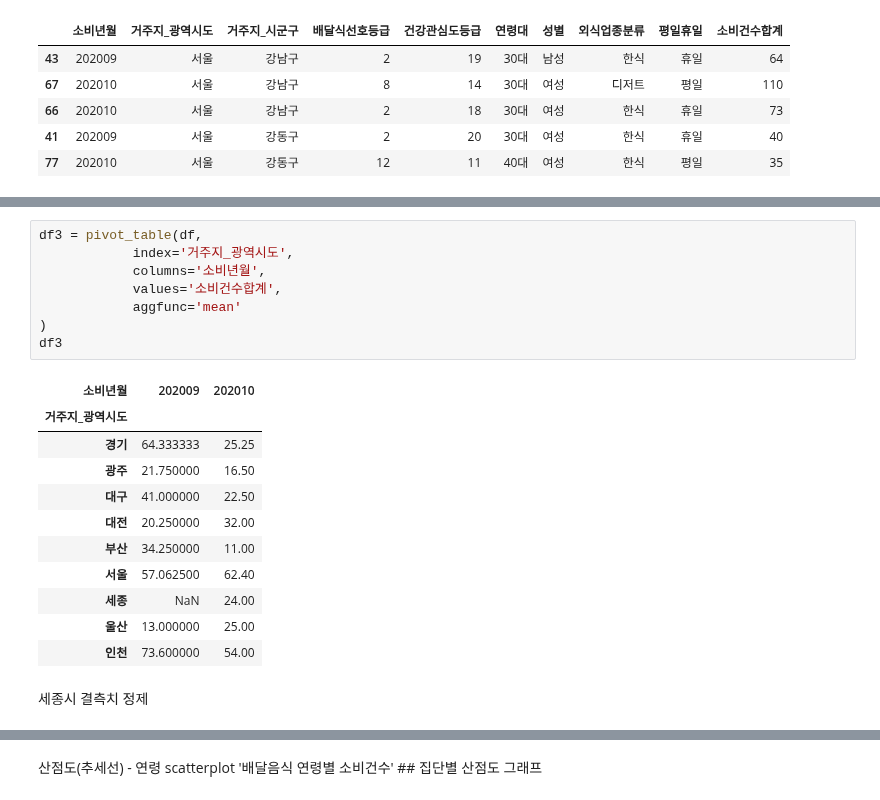
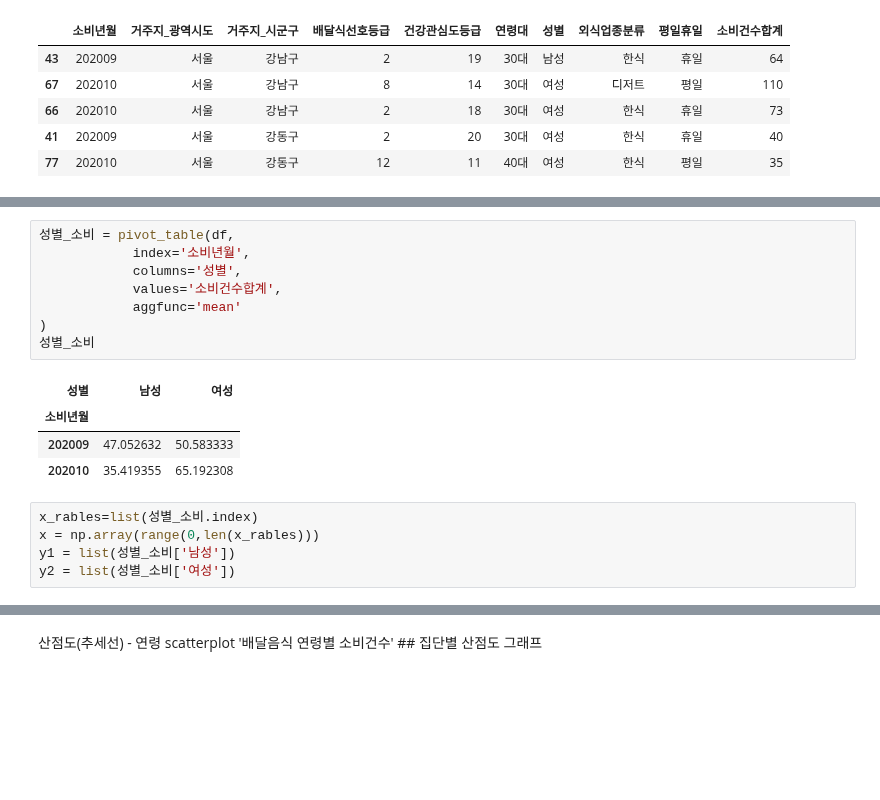
Before and after one commit to maker-lee/megait-data, a Jupyter notebook: D.탐색적_데이터_분석/semi_project/삼성카드_배달음식선호.ipynb, the cells around one changed output, grey strips where cells are left out. Drawn from its saved outputs; the diff is of its cells as text; blank space fills up the shorter version.

```diff
--- a/D.탐색적_데이터_분석/semi_project/삼성카드_배달음식선호.ipynb
+++ b/D.탐색적_데이터_분석/semi_project/삼성카드_배달음식선호.ipynb
@@ -165,22 +259,18 @@ plt.close()
 # %%
-df3 = pivot_table(df,
-            index='거주지_광역시도',
-            columns='소비년월',
+성별_소비 = pivot_table(df,
+            index='소비년월',
+            columns='성별',
             values='소비건수합계',
             aggfunc='mean'
 )
-df3
+성별_소비
 # %% [output]
-| 소비년월 | 202009 | 202010 |
-| 거주지_광역시도 |  |  |
-| 경기 | 64.333333 | 25.25 |
-| 광주 | 21.750000 | 16.50 |
-| 대구 | 41.000000 | 22.50 |
-| 대전 | 20.250000 | 32.00 |
-| 부산 | 34.250000 | 11.00 |
-| 서울 | 57.062500 | 62.40 |
-| 세종 | NaN | 24.00 |
-| 울산 | 13.000000 | 25.00 |
-| 인천 | 73.600000 | 54.00 |
+| 성별 | 남성 | 여성 |
+| 소비년월 |  |  |
+| 202009 | 47.052632 | 50.583333 |
+| 202010 | 35.419355 | 65.192308 |
-# %% [markdown]
-세종시 결측치 정제
+# %%
+x_rables=list(성별_소비.index)
+x = np.array(range(0,len(x_rables)))
+y1 = list(성별_소비['남성'])
+y2 = list(성별_소비['여성'])
```
Also changed, not shown: parts of 41 cells of this notebook.
